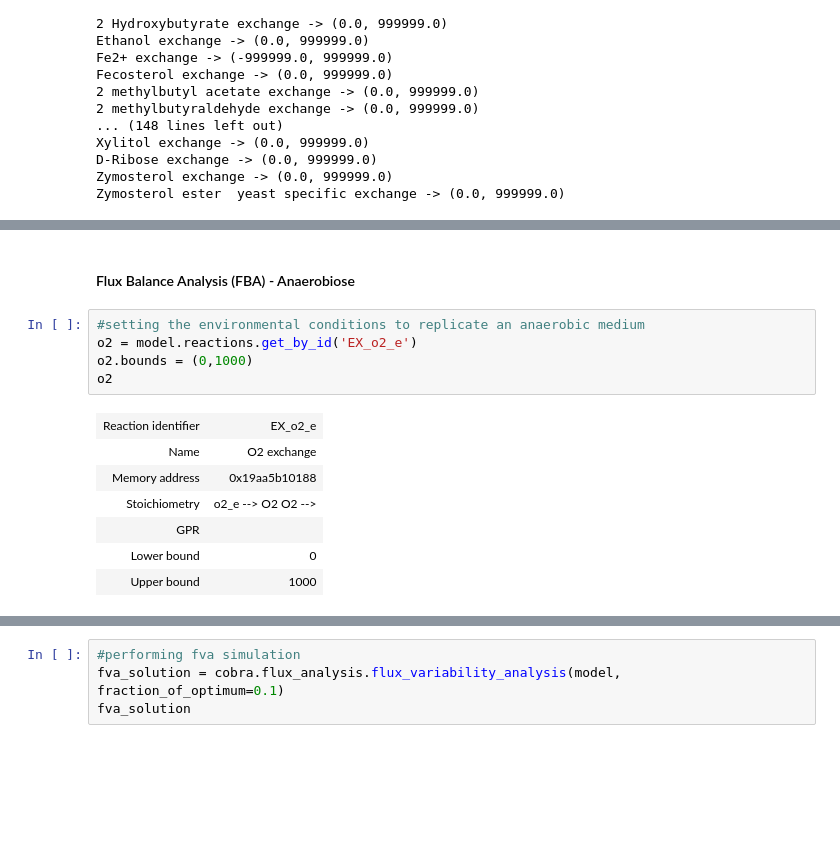
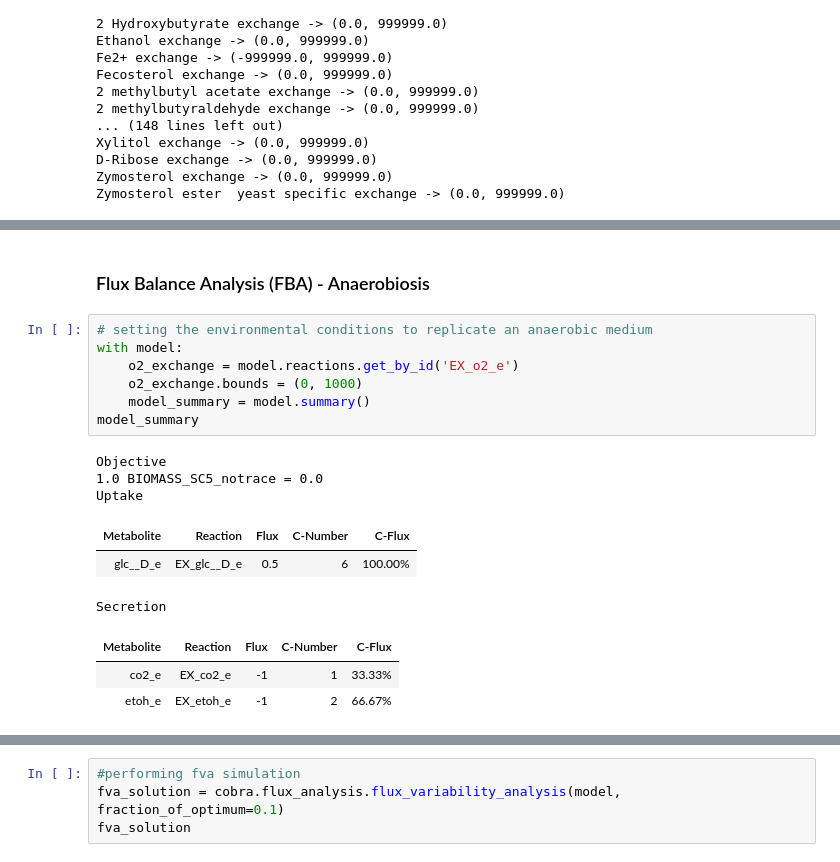
Before and after one commit to BioSystemsUM/s2m2, a Jupyter notebook: flux_analysis/s2m2 - hands-on cobra - Exercise 6.ipynb, the cells around one changed output, grey strips where cells are left out. Drawn from its saved outputs; the diff is of its cells as text; blank space fills up the shorter version.

```diff
--- a/flux_analysis/s2m2 - hands-on cobra - Exercise 6.ipynb
+++ b/flux_analysis/s2m2 - hands-on cobra - Exercise 6.ipynb
@@ -127,17 +122,21 @@ Secretion
 | h2o_e | EX_h2o_e | -5.64 | 0 | 0.00% |
 | h_e | EX_h_e | -1.45 | 0 | 0.00% |
 # %% [markdown]
-#### Flux Balance Analysis (FBA) - Anaerobiose
+### Flux Balance Analysis (FBA) - Anaerobiosis
 # %%
-#setting the environmental conditions to replicate an anaerobic medium
-o2 = model.reactions.get_by_id('EX_o2_e')
-o2.bounds = (0,1000)
-o2
+# setting the environmental conditions to replicate an anaerobic medium
+with model:
+    o2_exchange = model.reactions.get_by_id('EX_o2_e')
+    o2_exchange.bounds = (0, 1000)
+    model_summary = model.summary()
+model_summary
 # %% [output]
+Objective
+1.0 BIOMASS_SC5_notrace = 0.0
+Uptake
-| Reaction identifier | EX_o2_e |
-| Name | O2 exchange |
-| Memory address | 0x19aa5b10188 |
-| Stoichiometry | o2_e --> O2 O2 --> |
-| GPR |  |
-| Lower bound | 0 |
-| Upper bound | 1000 |
+| Metabolite | Reaction | Flux | C-Number | C-Flux |
+| glc__D_e | EX_glc__D_e | 0.5 | 6 | 100.00% |
+Secretion
+| Metabolite | Reaction | Flux | C-Number | C-Flux |
+| co2_e | EX_co2_e | -1 | 1 | 33.33% |
+| etoh_e | EX_etoh_e | -1 | 2 | 66.67% |
```
Also changed, not shown: parts of 24 cells of this notebook, 4 other files.
